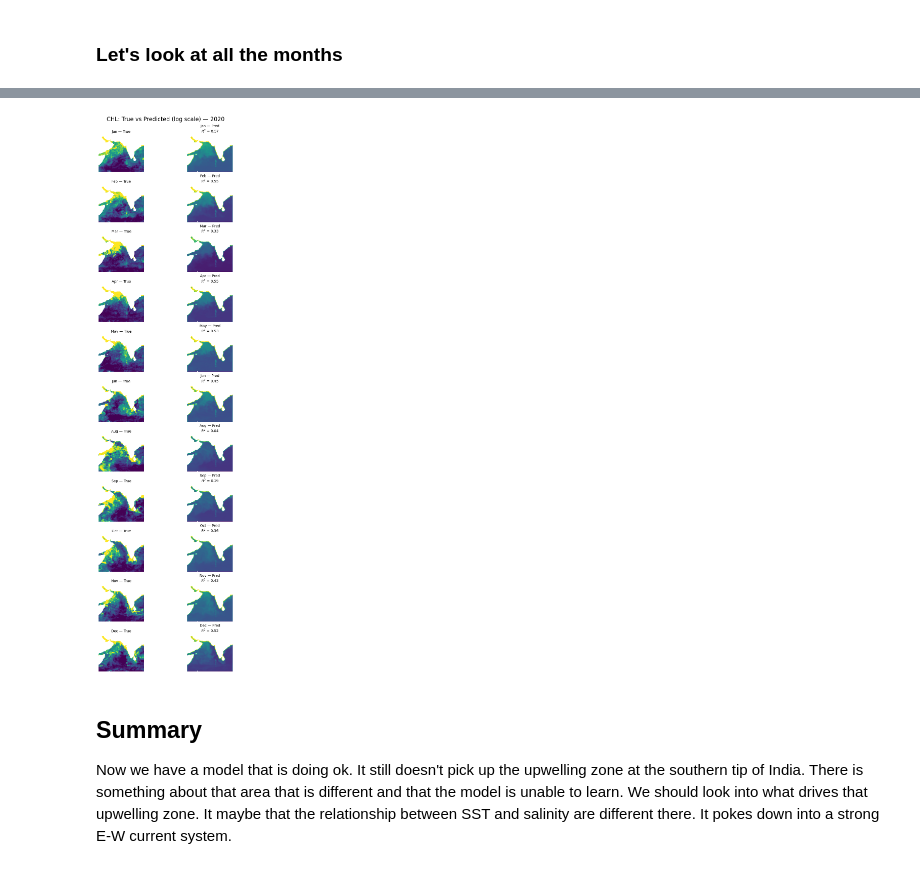
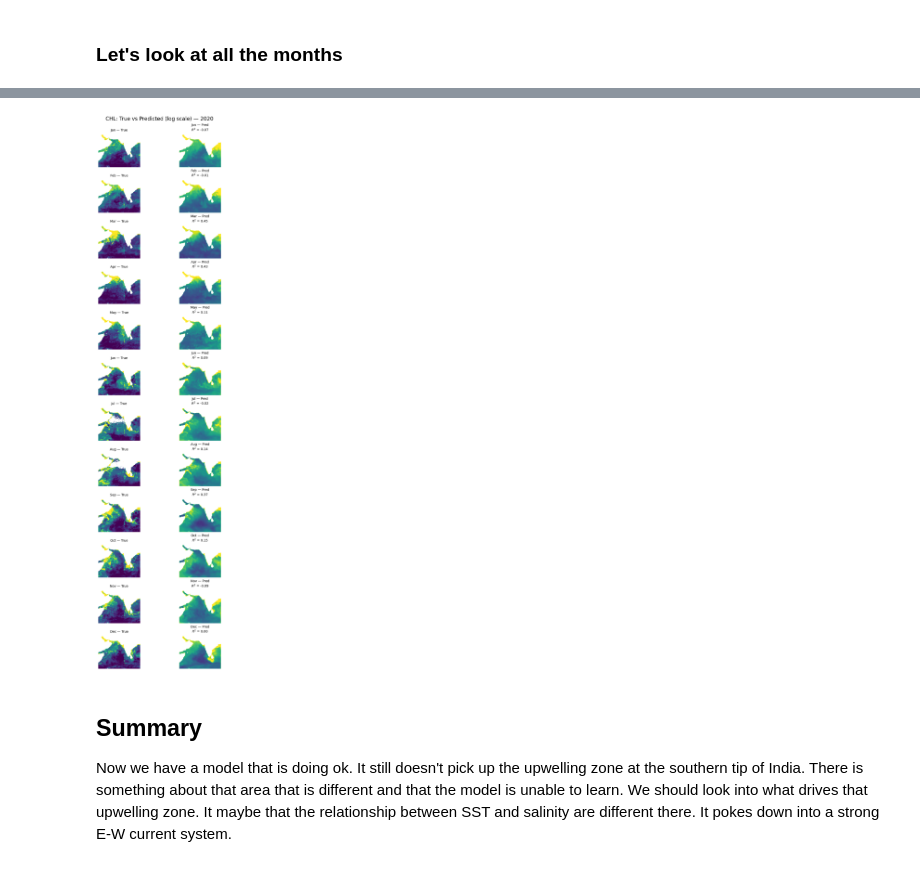
Before and after one commit to ocean-satellite-tools/mind-the-chl-gap, a Jupyter notebook: book/notebooks/CHL_prediction_CNN_Part_3.ipynb, the cells around one changed output, grey strips where cells are left out. Saved outputs shown, nothing was run; the diff lists cells and outputs as text; code cells hidden in the pictures.

Commit message:
get xbatcher mostly working

```diff
--- a/book/notebooks/CHL_prediction_CNN_Part_3.ipynb
+++ b/book/notebooks/CHL_prediction_CNN_Part_3.ipynb
@@ -224,19 +199,32 @@ train_ds, val_ds, test_ds = split_dataset_random_time(dataset)
 # %%
 from xbatcher import BatchGenerator
 
+# Define variables
 input_vars = ["sst", "so", "sin_time", "cos_time", "ocean_mask"]
 output_vars = ["y"]
-input_dims = {"time": 1, "lat": 64, "lon": 64}
+num_var = ["sst", "so"]
+cat_var = ["sin_time", "cos_time", "ocean_mask"]
+
+input_dims = {"time": 20, "lat": 128, "lon": 128}
 input_overlap = {"time": 0, "lat": 0, "lon": 0}
 
-# 1. Split the dataset
-ds_sel = dataset[input_vars + output_vars]
-train_ds, val_ds, test_ds = split_dataset_random_time(ds_sel)
+# Load normalization stats from precomputed training years above
+X_mean = X_mean
+X_std = X_std
 
-# 2. Create batch generators
-train_gen = BatchGenerator(train_ds, input_dims=input_dims, input_overlap=input_overlap)
-val_gen = BatchGenerator(val_ds, input_dims=input_dims, input_overlap=input_overlap)
-test_gen = BatchGenerator(test_ds, input_dims=input_dims, input_overlap=input_overlap)
+# Split the dataset using your function
+train_ds, val_ds, test_ds, full_ds, X_mean_used, X_std_used = time_series_split_for_xbatcher(
+    data=dataset.sel(time="2020"),
+    num_var=num_var,
+    cat_var=cat_var,
+    X_mean=X_mean,
+    X_std=X_std,
+)
+
+# Create batch generators
+train_gen = BatchGenerator(train_ds[input_vars + output_vars], input_dims=input_dims, input_overlap=input_overlap)
+val_gen = BatchGenerator(val_ds[input_vars + output_vars], input_dims=input_dims, input_overlap=input_overlap)
+test_gen = BatchGenerator(test_ds[input_vars + output_vars], input_dims=input_dims, input_overlap=input_overlap)
 # %%
 # Helper to extract arrays for model
 def train_gen_tf_batches():
@@ -336,7 +377,7 @@ def create_model_CNN(input_shape):
 
 We build a simple 3-layer CNN model. Each layer preserves the (lat, lon) shape and learns filters to extract spatial patterns. The model has ~20,000 trainable parameters, which we can see from `model.summary()`. This is small compared to huge modern CNNs (millions of parameters).
 # %%
-input_shape = (64, 64, len(input_vars))
+input_shape = (128, 128, len(input_vars))
 model = create_model_CNN(input_shape)
 model.compile(optimizer='adam', loss='mae', metrics=['mae'])
 
@@ -411,7 +452,7 @@ import tensorflow as tf
 date_to_predict = np.datetime64("2020-09-02")
 
 # Extract dataset slice for this time
-ds_at_time = dataset.sel(time=date_to_predict)
+ds_at_time = full_ds.sel(time=date_to_predict)
 
 # Prepare input (shape = [lat, lon, n_features])
 input_data = np.stack([
@@ -458,7 +499,7 @@ import pandas as pd
 from sklearn.metrics import r2_score
 
 # Get available time points and group by month
-available_dates = pd.to_datetime(dataset.time.values)
+available_dates = pd.to_datetime(full_ds.time.values)
 monthly_dates = (
     pd.Series(available_dates)
     .groupby([available_dates.year, available_dates.month])
@@ -468,18 +509,18 @@ monthly_dates = (
 n_months = len(monthly_dates)
 
 # lat/lon info
-lat = dataset.lat.values
-lon = dataset.lon.values
+lat = full_ds.lat.values
+lon = full_ds.lon.values
 extent = [lon.min(), lon.max(), lat.min(), lat.max()]
 flip_lat = lat[0] > lat[-1]
-land_mask = ~dataset["ocean_mask"].values.astype(bool)
+land_mask = ~full_ds["ocean_mask"].values.astype(bool)
 
 # Create figure and axes
 fig, axs = plt.subplots(n_months, 2, figsize=(7, 2 * n_months), constrained_layout=True)
 
 for i, date in enumerate(monthly_dates):
     # Select dataset for this date
-    ds_at_time = dataset.sel(time=np.datetime64(date))
+    ds_at_time = full_ds.sel(time=np.datetime64(date))
 
     # Prepare model input: stack input variables into (lat, lon, n_features)
     input_data = np.stack([
@@ -490,7 +531,7 @@ for i, date in enumerate(monthly_dates):
     predicted_output = model.predict(input_data[np.newaxis, ...])[0, ..., 0]
 
     # True output
-    true_output = ds_at_time["y"].values
+    true_output = dataset["y"].sel(time=np.datetime64(date)).values
 
     # Mask land
     predicted_output[land_mask] = np.nan
@@ -542,4 +584,4 @@ plt.show()
-[figure, old version]
+[figure, new version]
 # %% [markdown]
 ## Summary
 
```
Also changed, not shown: parts of 17 cells of this notebook.
